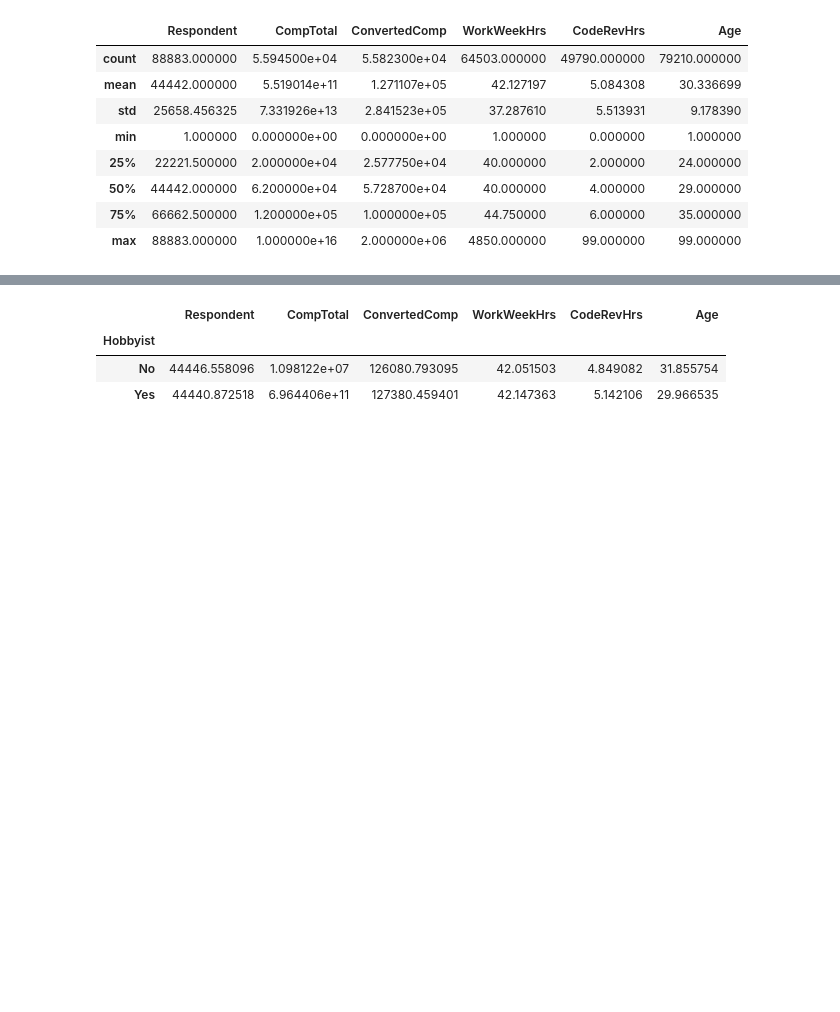
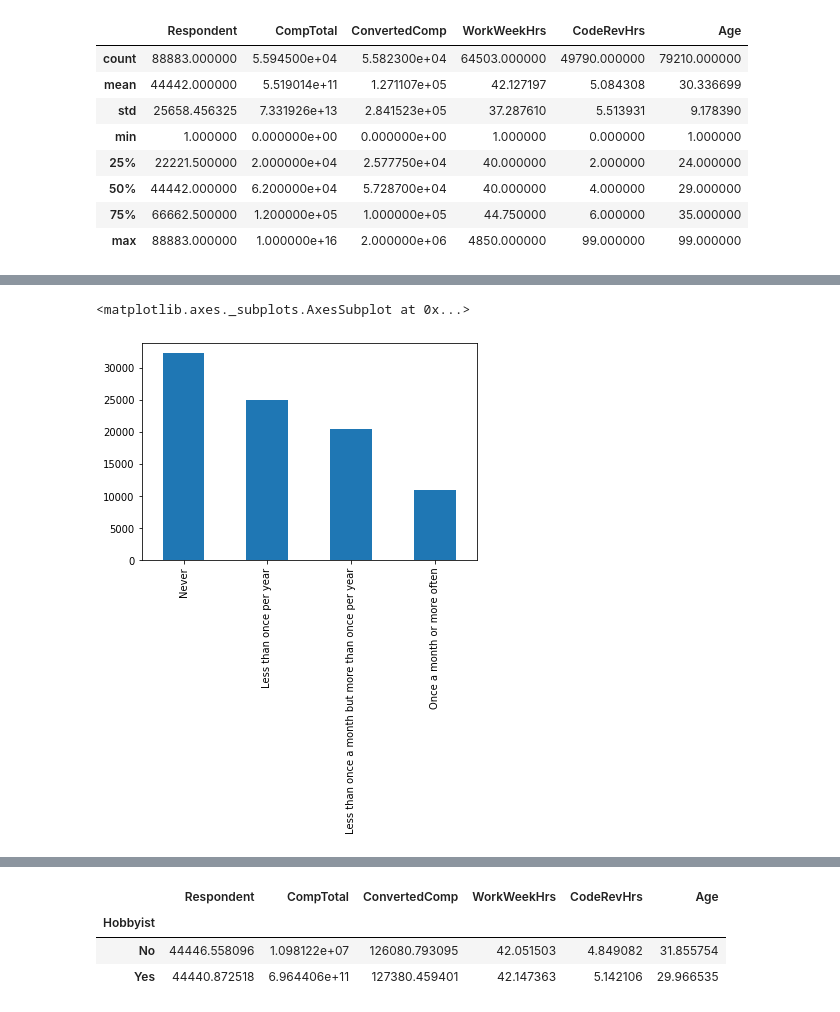
Before and after one commit to santoshvijapure/stakOverFLow_Data_Analysis, a Jupyter notebook: notebooks/language analytics.ipynb, the cells around one changed output, grey strips where cells are left out. Saved outputs shown, nothing was run; the diff lists cells and outputs as text; code cells hidden in the pictures; blank space fills up the shorter version.

```diff
--- a/notebooks/language analytics.ipynb
+++ b/notebooks/language analytics.ipynb
@@ -62,0 +80,5 @@ TypeError: Could not convert YesNoYesNoYesYesNoYesYesYesYesNoYesYesYesYesYesYesY
+# %%
+pd.value_counts(df["OpenSourcer"]).plot.bar()
+# %% [output]
+<matplotlib.axes._subplots.AxesSubplot at 0x...>
+[figure, added]
```
Also changed, not shown: parts of 16 cells of this notebook.
